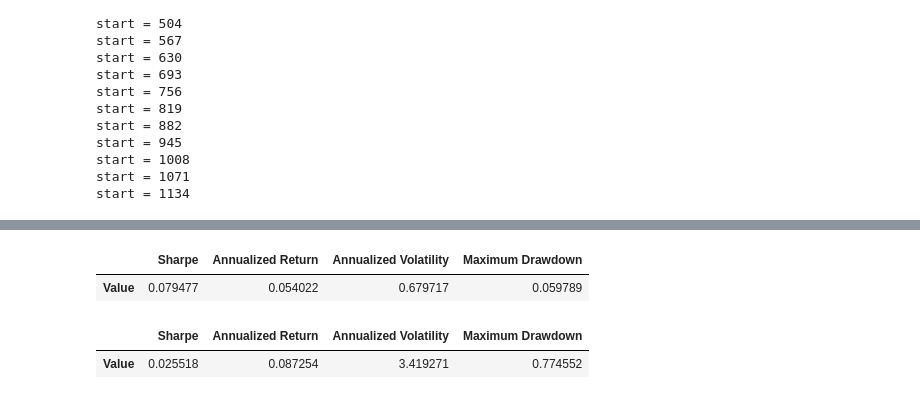
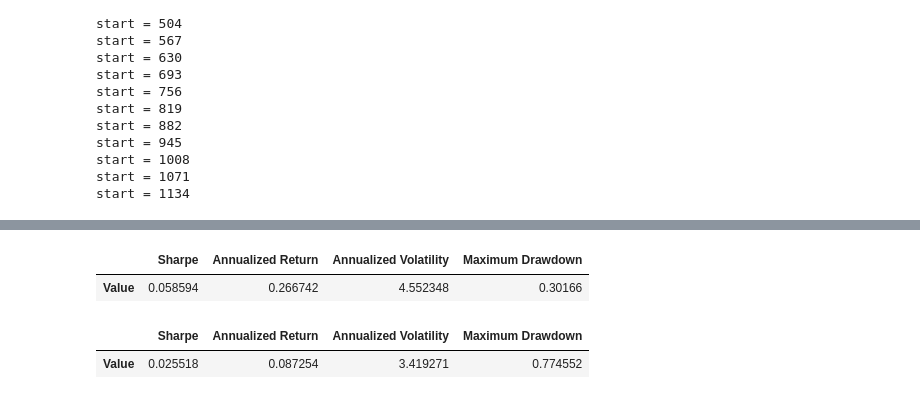
Before and after one commit to JZ-H/Portfolio_Analysis, a Jupyter notebook: Model/Black_Litterman_Model/BLModel.ipynb, the cells around one changed output, grey strips where cells are left out. Cells and saved outputs as stored; diff of their text form; code cells hidden in the pictures.

```diff
--- a/Model/Black_Litterman_Model/BLModel.ipynb
+++ b/Model/Black_Litterman_Model/BLModel.ipynb
@@ -22,6 +22,10 @@ class BL:
         self.df_date = df_date
         self.df_history = df_history
         self.df_fr = df_fr
+
+        def utility(w):
+            u = w.T.dot(self.E_R)-(self.Lambda/2)*w.T.dot(self.new_cov).dot(w)
+            return -u
 
         # market_view为风险评价模型观点矩阵
         # sub_view为宏观数据算出的主观观点矩阵
@@ -79,9 +83,18 @@ class BL:
 
         # 新收益率协方差矩阵
         new_cov = inv(inv(tao*market_cov)+np.dot(np.dot(P.T,inv(Omega)),P))
+        self.new_cov = new_cov
+
 
         # 新的权重
-        weight_new = inv(Lambda*new_cov).dot(E_R).T
+        a="{'type': 'eq', 'fun': lambda w: w.sum() - 1},"
+        for i in range(15):
+            a = a +"{'type': 'ineq', 'fun': lambda w: w["+str(i)+"] + maxx},\
+            {'type': 'ineq', 'fun': lambda w: maxx - w["+str(i)+"]},"
+        cons = (eval(a[:-1]))
+        w = np.array([[1/15,]*15])
+        weight_new = optimize.minimize(utility,w,constraints=cons,tol = 1e-8).x
+        weight_new = pd.DataFrame(weight_new).T
         for i in range(62):
             weight_new = weight_new.append(weight_new.iloc[0])
         weight_new.index = self.df_date
@@ -111,6 +124,9 @@ while(True):
             market_view[start:start+63], sub_view[start:start+63])
     view_new = pd.concat([view_new,bl.print_weight()])
     start = start + 63
+C = view_new.columns[15:]
+view_new = view_new.dropna(axis=1)
+view_new.columns = C
 # %% [output]
 start = 0
 start = 63
@@ -175,9 +150,10 @@ df_fr
 # %%
-BT = Backtest.Backtest(df_date, df_history_all[252*3:252*3+63*18], view_new, df_fr, 'D')
-BT.get_info()
+# tao=1
+BT_100 = Backtest.Backtest(df_date, df_history_all[252*3:252*3+63*18], view_new, df_fr, 'D')
+BT_100 .get_info()
 # %% [output]
 |  | Sharpe | Annualized Return | Annualized Volatility | Maximum Drawdown |
-| Value | 0.079477 | 0.054022 | 0.679717 | 0.059789 |
+| Value | 0.058594 | 0.266742 | 4.552348 | 0.30166 |
 # %%
 df_bm = pd.DataFrame(np.repeat(np.array([[1/15,]*15]),63*18,axis=0))
 # %%
```
Also changed, not shown: parts of 17 cells of this notebook.
